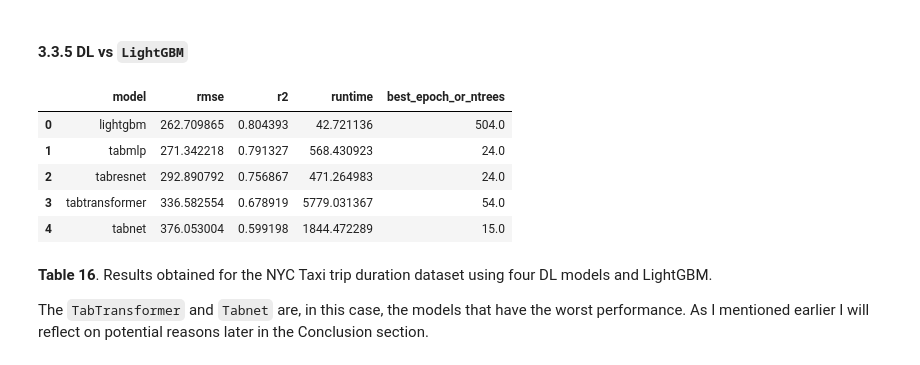
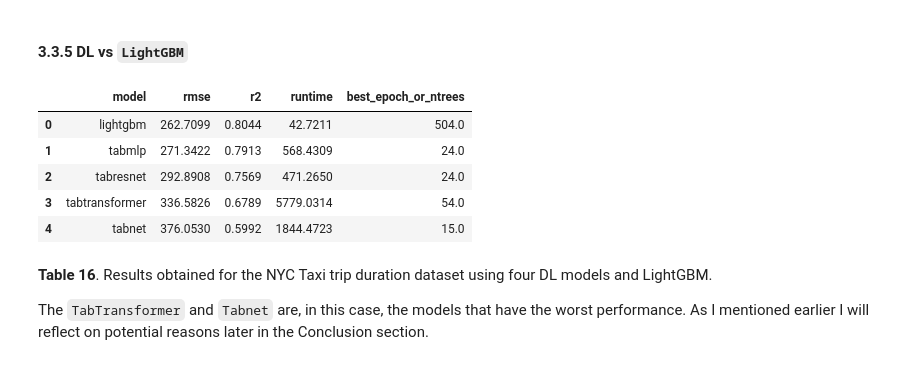
Before and after one commit to jrzaurin/infinitoml, a Jupyter notebook: _notebooks/2021-05-28-pytorch-widedeep_iv.ipynb, the cells around one changed output. Saved outputs shown, nothing was run; the diff lists cells and outputs as text; code cells hidden in the pictures.

```diff
--- a/_notebooks/2021-05-28-pytorch-widedeep_iv.ipynb
+++ b/_notebooks/2021-05-28-pytorch-widedeep_iv.ipynb
@@ -434,14 +434,14 @@ nyc_taxi_tabtransformer
 # %%
 #collapse-hide
 lightgbm_vs_dl_nyc_taxy = pd.read_csv(TABLES_DIR / "lightgbm_vs_dl_nyc_taxi.csv")
-lightgbm_vs_dl_nyc_taxy
+lightgbm_vs_dl_nyc_taxy.round(4)
 # %% [output]
 |  | model | rmse | r2 | runtime | best_epoch_or_ntrees |
-| 0 | lightgbm | 262.709865 | 0.804393 | 42.721136 | 504.0 |
-| 1 | tabmlp | 271.342218 | 0.791327 | 568.430923 | 24.0 |
-| 2 | tabresnet | 292.890792 | 0.756867 | 471.264983 | 24.0 |
-| 3 | tabtransformer | 336.582554 | 0.678919 | 5779.031367 | 54.0 |
-| 4 | tabnet | 376.053004 | 0.599198 | 1844.472289 | 15.0 |
+| 0 | lightgbm | 262.7099 | 0.8044 | 42.7211 | 504.0 |
+| 1 | tabmlp | 271.3422 | 0.7913 | 568.4309 | 24.0 |
+| 2 | tabresnet | 292.8908 | 0.7569 | 471.2650 | 24.0 |
+| 3 | tabtransformer | 336.5826 | 0.6789 | 5779.0314 | 54.0 |
+| 4 | tabnet | 376.0530 | 0.5992 | 1844.4723 | 15.0 |
 # %% [markdown]
 **Table 16**. Results obtained for the NYC Taxi trip duration dataset using four DL models and LightGBM.
 
```
Also changed, not shown: parts of 31 cells of this notebook, 1 other file.
